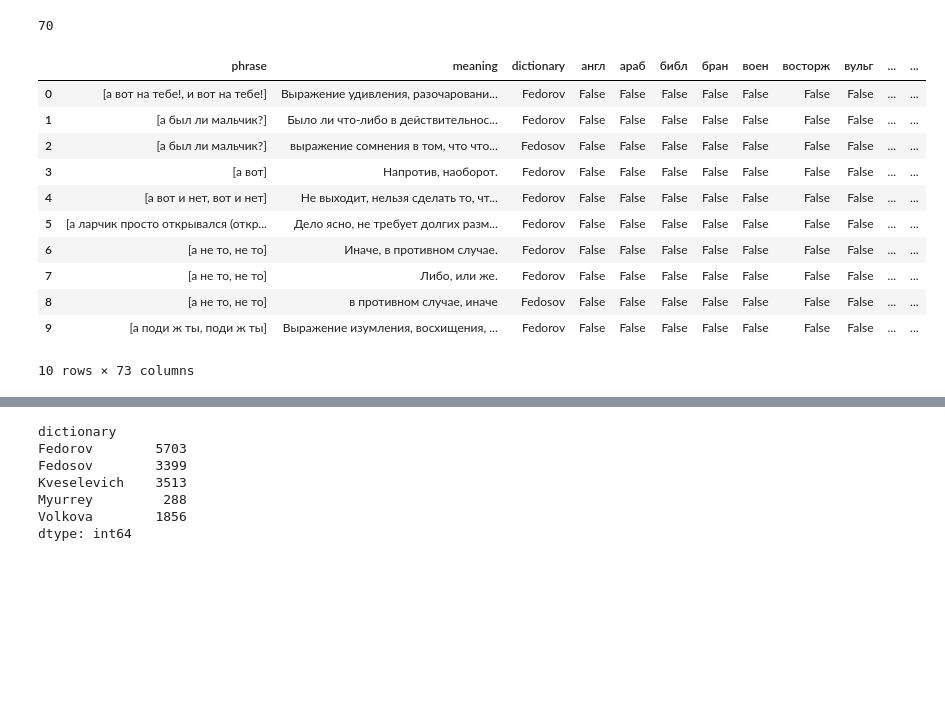
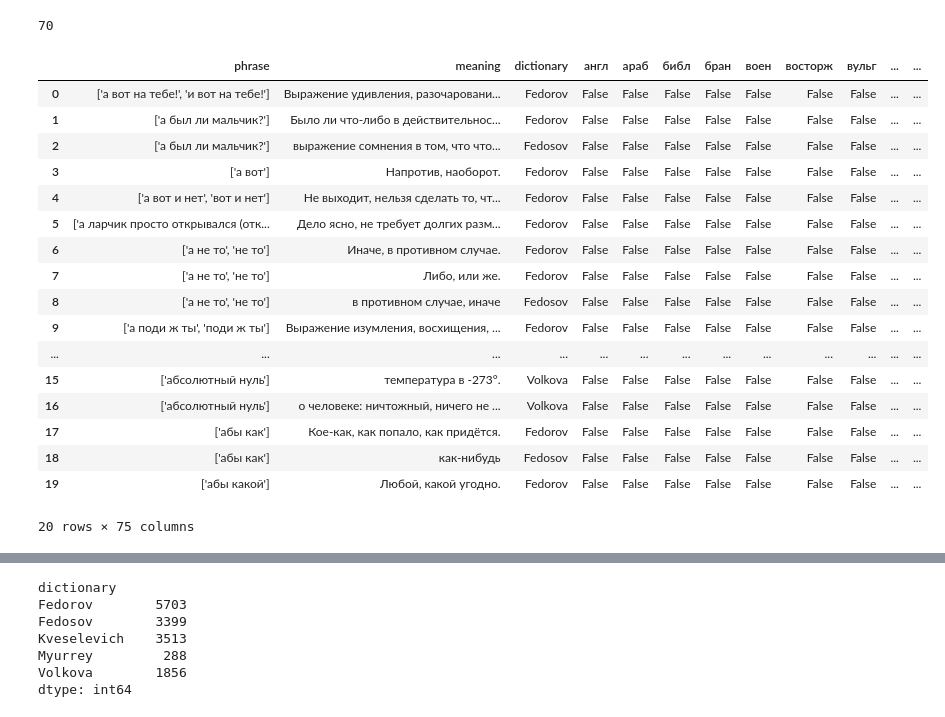
Before and after one commit to katearb/idioms, a Jupyter notebook: statistics_abbr.ipynb, the cells around one changed output, grey strips where cells are left out. Saved outputs shown, nothing was run; the diff lists cells and outputs as text; code cells hidden in the pictures; blank space fills up the shorter version.

```diff
--- a/statistics_abbr.ipynb
+++ b/statistics_abbr.ipynb
@@ -42,18 +43,3 @@ for phrase_dict in data:
-# %%
-df.head(10)
-# %% [output]
-|  | phrase | meaning | dictionary | англ | араб | библ | бран | воен | восторж | вульг | ... | ... |
-| 0 | [а вот на тебе!, и вот на тебе!] | Выражение удивления, разочаровани... | Fedorov | False | False | False | False | False | False | False | ... | ... |
-| 1 | [а был ли мальчик?] | Было ли что-либо в действительнос... | Fedorov | False | False | False | False | False | False | False | ... | ... |
-| 2 | [а был ли мальчик?] | выражение сомнения в том, что что... | Fedosov | False | False | False | False | False | False | False | ... | ... |
-| 3 | [а вот] | Напротив, наоборот. | Fedorov | False | False | False | False | False | False | False | ... | ... |
-| 4 | [а вот и нет, вот и нет] | Не выходит, нельзя сделать то, чт... | Fedorov | False | False | False | False | False | False | False | ... | ... |
-| 5 | [а ларчик просто открывался (откр... | Дело ясно, не требует долгих разм... | Fedorov | False | False | False | False | False | False | False | ... | ... |
-| 6 | [а не то, не то] | Иначе, в противном случае. | Fedorov | False | False | False | False | False | False | False | ... | ... |
-| 7 | [а не то, не то] | Либо, или же. | Fedorov | False | False | False | False | False | False | False | ... | ... |
-| 8 | [а не то, не то] | в противном случае, иначе | Fedosov | False | False | False | False | False | False | False | ... | ... |
-| 9 | [а поди ж ты, поди ж ты] | Выражение изумления, восхищения, ... | Fedorov | False | False | False | False | False | False | False | ... | ... |
-10 rows × 73 columns
 # %%
 # распределение фраз по количеству помет
 #create a column with a tuple of all idiom's labels
@@ -73,6 +59,27 @@ df.to_csv('dataframe.csv', sep=',', encoding='utf-8')
 df_default = pd.read_csv('dataframe.csv', sep=',')
 # %%
 del df_default['Unnamed: 0']
+# %%
+df_default.head(20)
+# %% [output]
+|  | phrase | meaning | dictionary | англ | араб | библ | бран | воен | восторж | вульг | ... | ... |
+| 0 | ['а вот на тебе!', 'и вот на тебе!'] | Выражение удивления, разочаровани... | Fedorov | False | False | False | False | False | False | False | ... | ... |
+| 1 | ['а был ли мальчик?'] | Было ли что-либо в действительнос... | Fedorov | False | False | False | False | False | False | False | ... | ... |
+| 2 | ['а был ли мальчик?'] | выражение сомнения в том, что что... | Fedosov | False | False | False | False | False | False | False | ... | ... |
+| 3 | ['а вот'] | Напротив, наоборот. | Fedorov | False | False | False | False | False | False | False | ... | ... |
+| 4 | ['а вот и нет', 'вот и нет'] | Не выходит, нельзя сделать то, чт... | Fedorov | False | False | False | False | False | False | False | ... | ... |
+| 5 | ['а ларчик просто открывался (отк... | Дело ясно, не требует долгих разм... | Fedorov | False | False | False | False | False | False | False | ... | ... |
+| 6 | ['а не то', 'не то'] | Иначе, в противном случае. | Fedorov | False | False | False | False | False | False | False | ... | ... |
+| 7 | ['а не то', 'не то'] | Либо, или же. | Fedorov | False | False | False | False | False | False | False | ... | ... |
+| 8 | ['а не то', 'не то'] | в противном случае, иначе | Fedosov | False | False | False | False | False | False | False | ... | ... |
+| 9 | ['а поди ж ты', 'поди ж ты'] | Выражение изумления, восхищения, ... | Fedorov | False | False | False | False | False | False | False | ... | ... |
+| ... | ... | ... | ... | ... | ... | ... | ... | ... | ... | ... | ... | ... |
+| 15 | ['абсолютный нуль'] | температура в -273°. | Volkova | False | False | False | False | False | False | False | ... | ... |
+| 16 | ['абсолютный нуль'] | о человеке: ничтожный, ничего не ... | Volkova | False | False | False | False | False | False | False | ... | ... |
+| 17 | ['абы как'] | Кое-как, как попало, как придётся. | Fedorov | False | False | False | False | False | False | False | ... | ... |
+| 18 | ['абы как'] | как-нибудь | Fedosov | False | False | False | False | False | False | False | ... | ... |
+| 19 | ['абы какой'] | Любой, какой угодно. | Fedorov | False | False | False | False | False | False | False | ... | ... |
+20 rows × 75 columns
 # %%
 phrase_one = [p for p in df_default['phrase'] if len(df_default[df_default['phrase'] == p]) == 1]
 df = df_default[df_default['phrase'].isin(phrase_one)]
```
Also changed, not shown: parts of 5 cells of this notebook, 1 other file.
